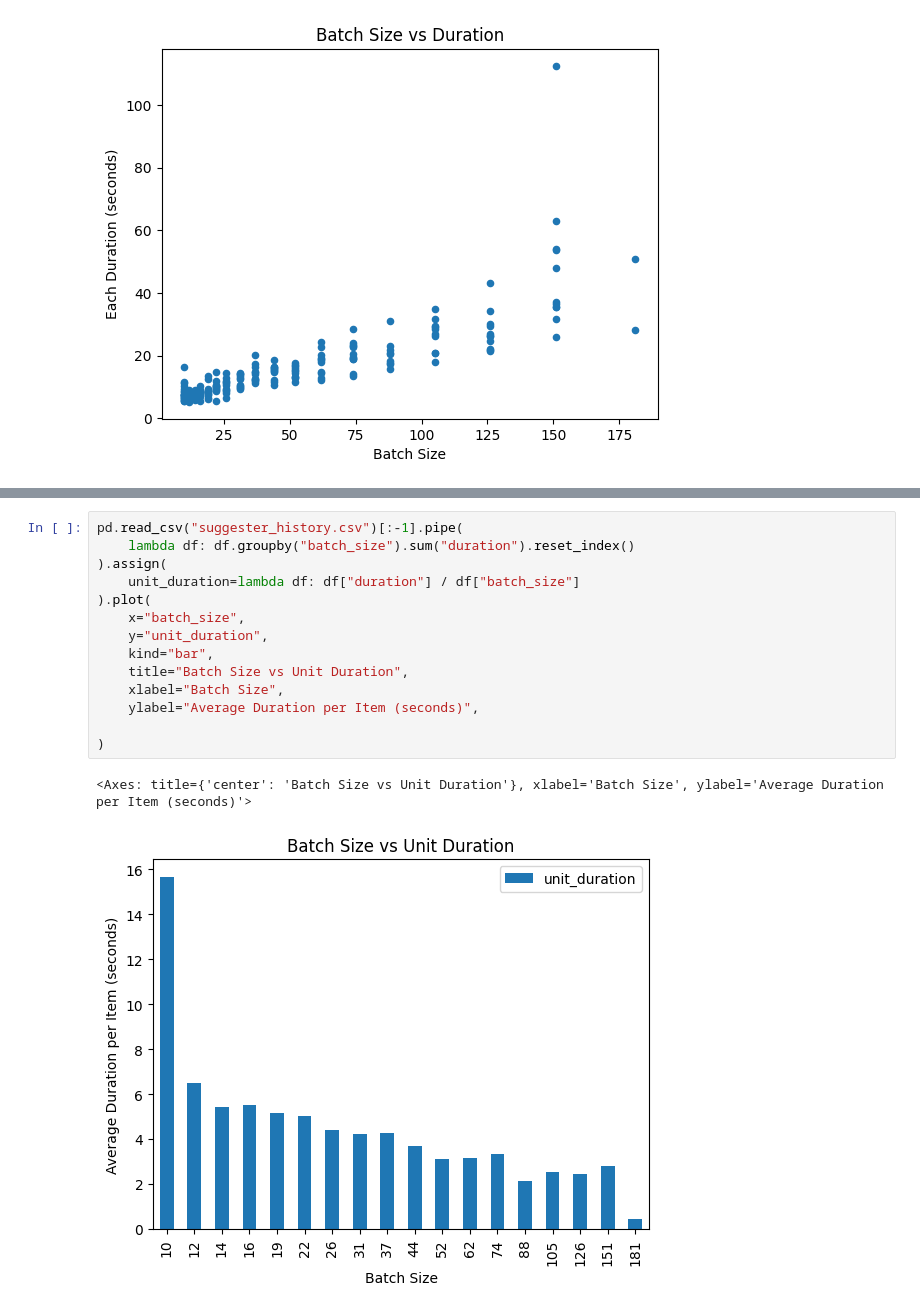
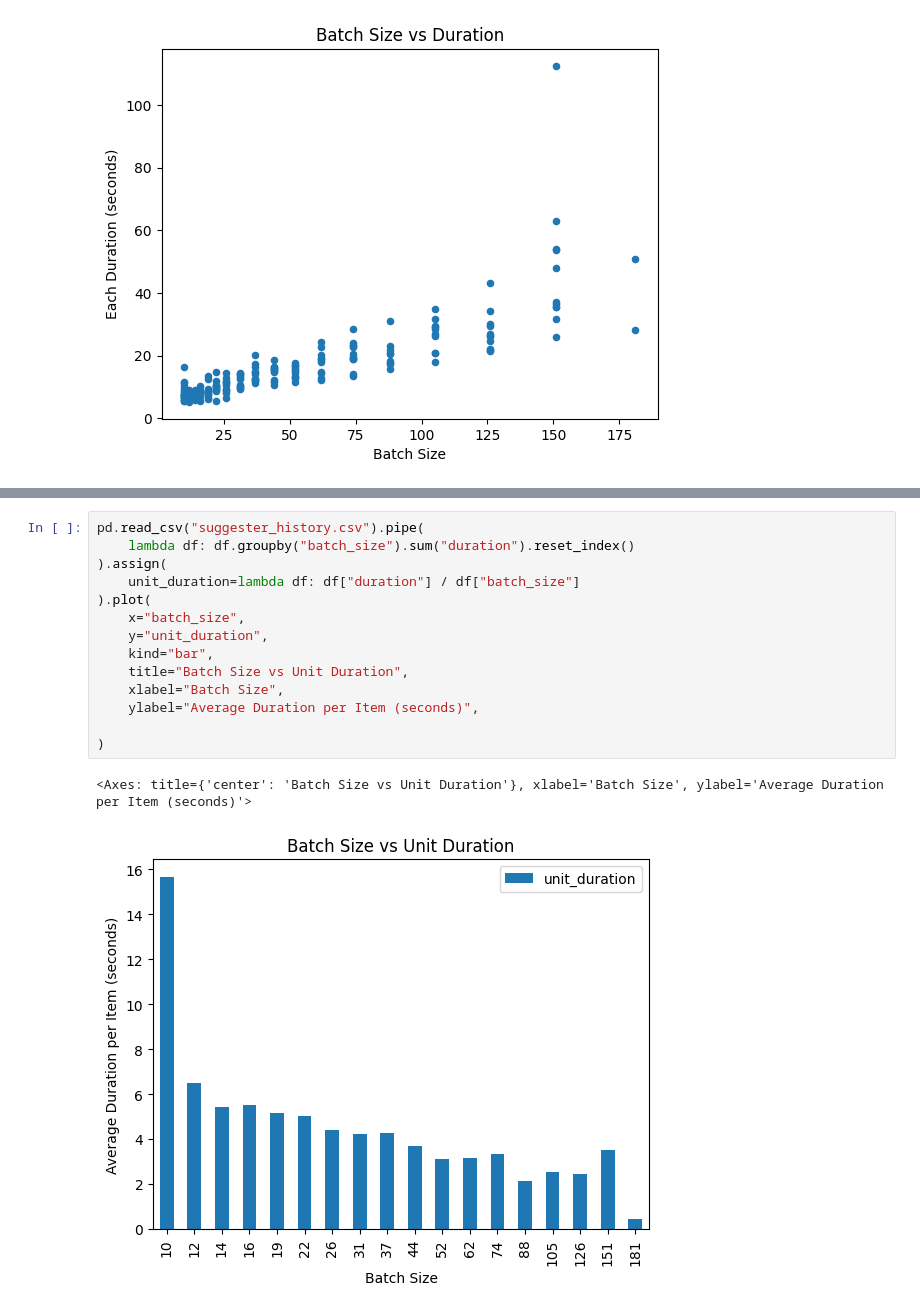
Before and after one commit to microsoft/openaivec, a Jupyter notebook: docs/examples/batch_size.ipynb, the cells around one changed output, grey strips where cells are left out. Cells and saved outputs as stored; diff of their text form.

```diff
--- a/docs/examples/batch_size.ipynb
+++ b/docs/examples/batch_size.ipynb
@@ -100,20 +103,20 @@ x-axis represents the batch size, and the y-axis represents the processing time
 However, it appears that the rate of increase in processing time becomes more gradual as the batch size increases. Let's verify this in the next figure.
 # %%
-pd.read_csv("suggester_history.csv")[:-1].pipe(
+pd.read_csv("suggester_history.csv").pipe(
     lambda df: df.groupby("batch_size").sum("duration").reset_index()
 ).assign(
     unit_duration=lambda df: df["duration"] / df["batch_size"]
 ).plot(
     x="batch_size",
     y="unit_duration",
     kind="bar",
     title="Batch Size vs Unit Duration",
     xlabel="Batch Size",
     ylabel="Average Duration per Item (seconds)",
 
 )
 # %% [output]
 <Axes: title={'center': 'Batch Size vs Unit Duration'}, xlabel='Batch Size', ylabel='Average Duration per Item (seconds)'>
-[figure, old version]
+[figure, new version]
 # %% [markdown]
 This figure shows the relationship between batch size and average processing time per item.
```
Also changed, not shown: parts of 5 cells of this notebook, 1 other file.
